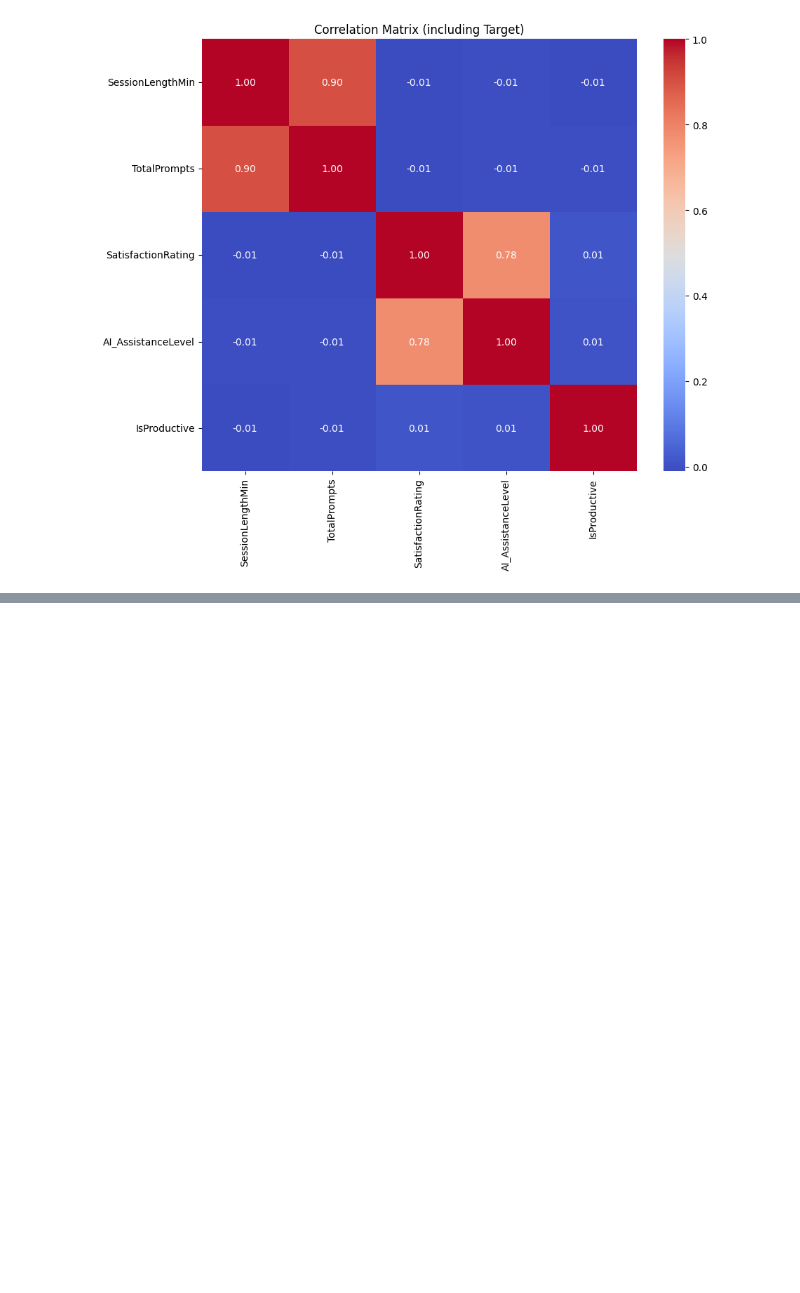
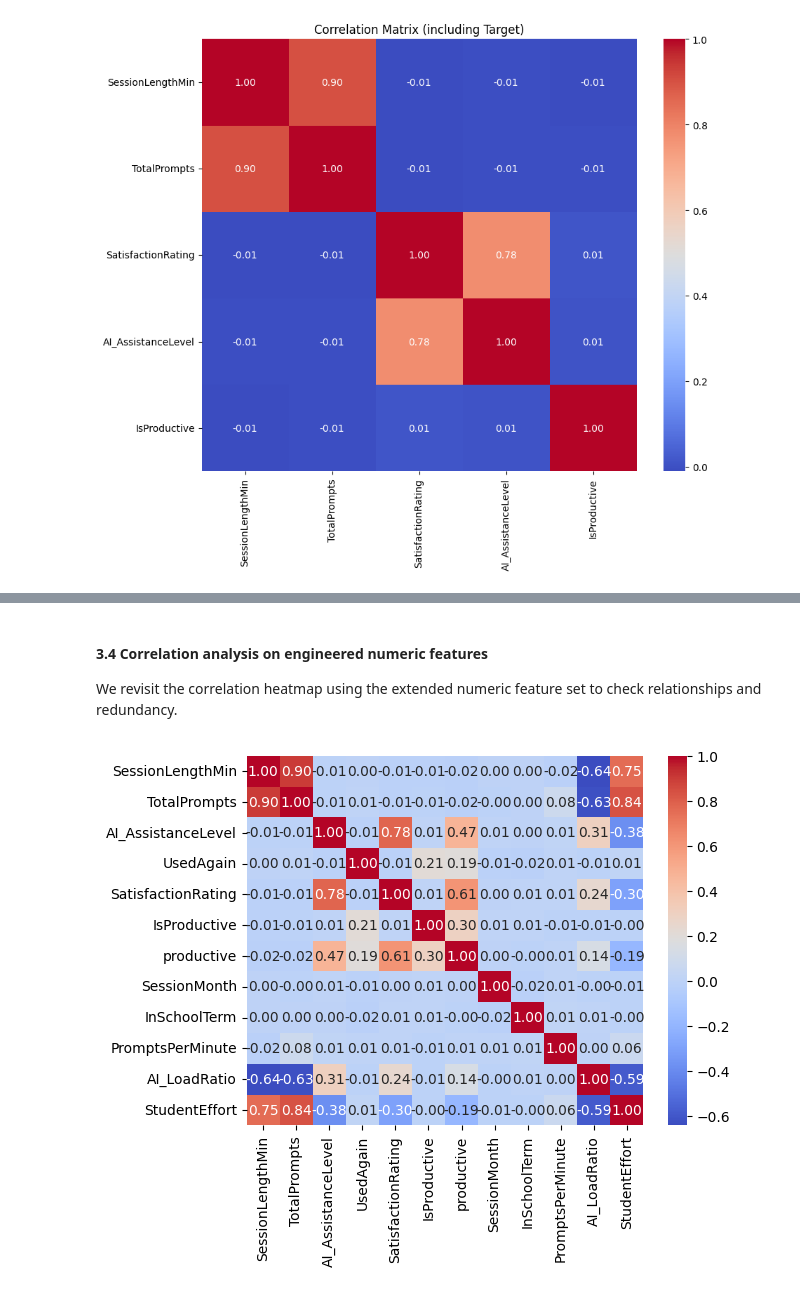
Before and after one commit to ZackGoodman/DS-3000-Project, a Jupyter notebook: ProjectStatement.ipynb, the cells around one changed output, grey strips where cells are left out. Saved outputs shown, nothing was run; the diff lists cells and outputs as text; code cells hidden in the pictures; blank space fills up the shorter version.

Commit message:
feature engineering and model preparation added

```diff
--- a/ProjectStatement.ipynb
+++ b/ProjectStatement.ipynb
@@ -191,0 +200,10 @@ plt.show()
+# %%
+productive_outcomes = ["Assignment Completed", "Idea Drafted"]
+
+df['productive'] = (
+    df['FinalOutcome'].isin(productive_outcomes) &
+    (df['SatisfactionRating'] > 3)
+).astype(int)
+
+print(df['productive'].value_counts())
+print(df[['FinalOutcome', 'productive']].head(20))
@@ -191,0 +232,13 @@ plt.show()
+# %%
+df['SessionDate'] = pd.to_datetime(df['SessionDate'])
+
+# Extract month
+df['SessionMonth'] = df['SessionDate'].dt.month
+
+# Define "school term"
+# Fall (Sept–Dec) OR Winter (Jan–Apr) = True
+# Summer (May–Aug) = False
+df['InSchoolTerm'] = df['SessionMonth'].isin([1, 2, 3, 4, 9, 10, 11, 12]).astype(int)
+
+# Sanity check
+print(df[['SessionDate', 'SessionMonth', 'InSchoolTerm']].head(20))
@@ -191,0 +267,17 @@ plt.show()
+# %%
+# Prompts per minute
+df['PromptsPerMinute'] = df['TotalPrompts'] / df['SessionLengthMin'].replace(0, np.nan)
+df['PromptsPerMinute'] = df['PromptsPerMinute'].fillna(0)
+
+df['AI_LoadRatio'] = df['AI_AssistanceLevel'] / df['TotalPrompts'].replace(0, np.nan)
+df['AI_LoadRatio'] = df['AI_LoadRatio'].fillna(0)   # If no prompts, ratio = 0
+
+# Student Effort Score: How many prompts needed per unit AI capability
+df['StudentEffort'] = df['TotalPrompts'] / df['AI_AssistanceLevel'].replace(0, np.nan)
+df['StudentEffort'] = df['StudentEffort'].fillna(0)  # If AI_AssistanceLevel = 0, effort = 0
+
+# Example STEM vs non-STEM grouping based on Discipline
+stem_disciplines = {'Computer Science', 'Engineering', 'Mathematics', 'Physics', 'Biology', 'Chemistry'}
+df['DisciplineGroup'] = np.where(df['Discipline'].isin(stem_disciplines), 'STEM', 'Non-STEM')
+
+print(df.head(20))
@@ -191,0 +302,8 @@ plt.show()
+# %% [markdown]
+#### 3.4 Correlation analysis on engineered numeric features
+We revisit the correlation heatmap using the extended numeric feature set to check relationships and redundancy.
+# %%
+sns.heatmap(df.corr(numeric_only=True), annot=True, cmap='coolwarm', fmt='.2f')
+plt.show()
+# %% [output]
+[figure, added]
```
Also changed, not shown: parts of 20 cells of this notebook, 1 other file.
